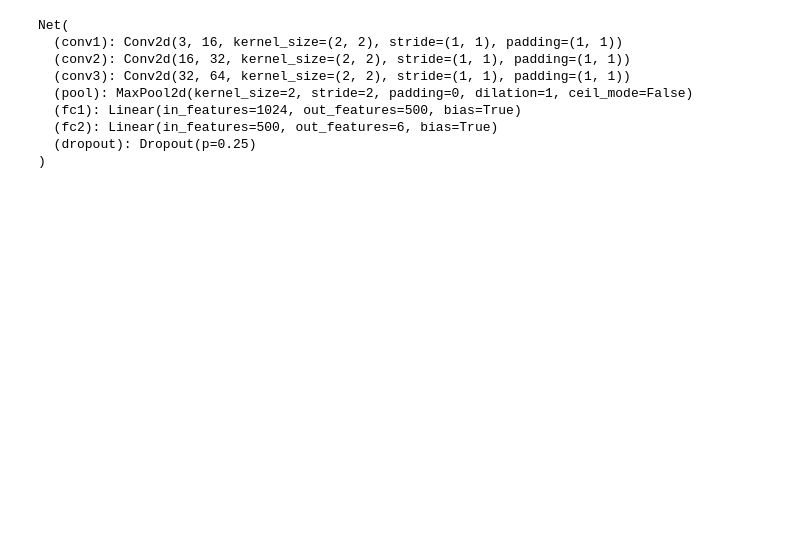
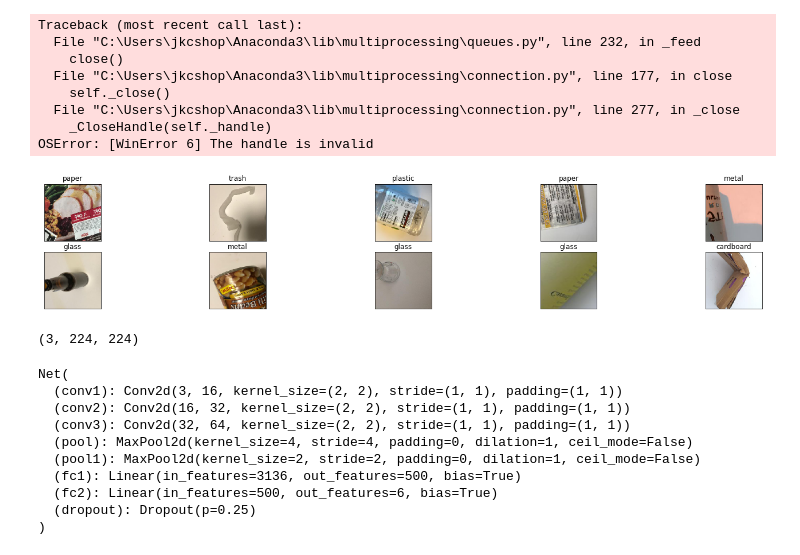
Before and after one commit to iamas97/GarbagePP, a Jupyter notebook: Loading Data .ipynb, the cells around one changed output. Drawn from its saved outputs; the diff is of its cells as text; code cells hidden in the pictures; blank space fills up the shorter version.

```diff
--- a/Loading Data .ipynb
+++ b/Loading Data .ipynb
@@ -4,7 +4,7 @@ from torchvision import transforms, datasets
 import numpy as np
 # %%
 GPP_transform = transforms.Compose([
-    transforms.RandomSizedCrop(224),
+    transforms.RandomResizedCrop(224),
     transforms.RandomHorizontalFlip(),
     transforms.ToTensor()
 ])
@@ -25,5 +25,5 @@ import matplotlib.pyplot as plt
 
 # helper function to un-normalize and display an image
 def imshow(img):
-    img = img / 2 + 0.5  # unnormalize
+    #img = img / 2 + 0.5  # unnormalize
     plt.imshow(np.transpose(img, (1, 2, 0)))
@@ -92,9 +62,9 @@ batch_size = 20
 # percentage of training set to use as validation
 valid_size = 0.2
 # %%
-train_loader = torch.utils.data.DataLoader(data, batch_size=batch_size,
-    sampler=train_sampler, num_workers=num_workers)
-valid_loader = torch.utils.data.DataLoader(data, batch_size=batch_size,
-    sampler=valid_sampler, num_workers=num_workers)
-test_loader = torch.utils.data.DataLoader(data, batch_size=batch_size,
+train_loader = torch.utils.data.DataLoader(data, batch_size=batch_size,shuffle =True, #sampler=train_sampler,
+                                           num_workers=num_workers)
+valid_loader = torch.utils.data.DataLoader(data, batch_size=batch_size, shuffle =True, #sampler=valid_sampler,
+                                           num_workers=num_workers)
+test_loader = torch.utils.data.DataLoader(data, batch_size=batch_size, shuffle =True,
     num_workers=num_workers)
@@ -100,0 +86,23 @@ test_loader = torch.utils.data.DataLoader(data, batch_size=batch_size,
+# %%
+# obtain one batch of training images
+dataiter = iter(train_loader)
+images, labels = dataiter.next()
+images = images.numpy() # convert images to numpy for display
+
+# plot the images in the batch, along with the corresponding labels
+fig = plt.figure(figsize=(25, 4))
+# display 10 images
+for i in np.arange(10):
+    axs = fig.add_subplot(2, 10/2,i+1, xticks=[], yticks=[])
+    imshow(images[i])
+    axs.set_title(classes[labels[i]])
+# %% [output]
+Traceback (most recent call last):
+  File "C:\Users\jkcshop\Anaconda3\lib\multiprocessing\queues.py", line 232, in _feed
+    close()
+  File "C:\Users\jkcshop\Anaconda3\lib\multiprocessing\connection.py", line 177, in close
+    self._close()
+  File "C:\Users\jkcshop\Anaconda3\lib\multiprocessing\connection.py", line 277, in _close
+    _CloseHandle(self._handle)
+OSError: [WinError 6] The handle is invalid
+[figure, added]
@@ -101,5 +128,9 @@ test_loader = torch.utils.data.DataLoader(data, batch_size=batch_size,
 # %%
 train_on_gpu = torch.cuda.is_available()
+# %%
+images[4].shape
+# %% [output]
+(3, 224, 224)
 # %%
 import torch.nn as nn
 import torch.nn.functional as F
@@ -108,17 +139,18 @@ import torch.nn.functional as F
 class Net(nn.Module):
     def __init__(self):
         super(Net, self).__init__()
-        # convolutional layer (sees 32x32x3 image tensor)
+        # convolutional layer (sees 224x224x3 image tensor)
         self.conv1 = nn.Conv2d(3, 16, 2, padding=1)
-        # convolutional layer (sees 16x16x16 tensor)
+        # convolutional layer (sees 56x56x16 tensor)
         self.conv2 = nn.Conv2d(16, 32, 2, padding=1)
-        # convolutional layer (sees 8x8x32 tensor)
+        # convolutional layer (sees 14x14x32 tensor)
         self.conv3 = nn.Conv2d(32, 64, 2, padding=1)
         # max pooling layer
-        self.pool = nn.MaxPool2d(2, 2)
-        # linear layer (64 * 4 * 4 -> 500)
-        self.fc1 = nn.Linear(64 * 4 * 4, 500)
-        # linear layer (500 -> 10)
+        self.pool = nn.MaxPool2d(4, 4)
+        self.pool1 = nn.MaxPool2d(2,2)
+        # linear layer (64 * 7 * 7 -> 500)
+        self.fc1 = nn.Linear(64 * 7 * 7, 500)
+        # linear layer (500 -> len(classes))
         self.fc2 = nn.Linear(500, len(classes))
         # dropout layer (p=0.25)
         self.dropout = nn.Dropout(0.25)
@@ -127,9 +159,9 @@ class Net(nn.Module):
         # add sequence of convolutional and max pooling layers
         x = self.pool(F.relu(self.conv1(x)))
         x = self.pool(F.relu(self.conv2(x)))
-        x = self.pool(F.relu(self.conv3(x)))
+        x = self.pool1(F.relu(self.conv3(x)))
         # flatten image input
-        x = x.view(-1, 64 * 4 * 4)
+        x = x.view(-1, 64 * 7 * 7)
         # add dropout layer
         x = self.dropout(x)
         # add 1st hidden layer, with relu activation function
@@ -152,8 +184,9 @@ Net(
   (conv1): Conv2d(3, 16, kernel_size=(2, 2), stride=(1, 1), padding=(1, 1))
   (conv2): Conv2d(16, 32, kernel_size=(2, 2), stride=(1, 1), padding=(1, 1))
   (conv3): Conv2d(32, 64, kernel_size=(2, 2), stride=(1, 1), padding=(1, 1))
-  (pool): MaxPool2d(kernel_size=2, stride=2, padding=0, dilation=1, ceil_mode=False)
-  (fc1): Linear(in_features=1024, out_features=500, bias=True)
+  (pool): MaxPool2d(kernel_size=4, stride=4, padding=0, dilation=1, ceil_mode=False)
+  (pool1): MaxPool2d(kernel_size=2, stride=2, padding=0, dilation=1, ceil_mode=False)
+  (fc1): Linear(in_features=3136, out_features=500, bias=True)
   (fc2): Linear(in_features=500, out_features=6, bias=True)
   (dropout): Dropout(p=0.25)
 )
```
Also changed, not shown: parts of 10 cells of this notebook, 1 other file.
